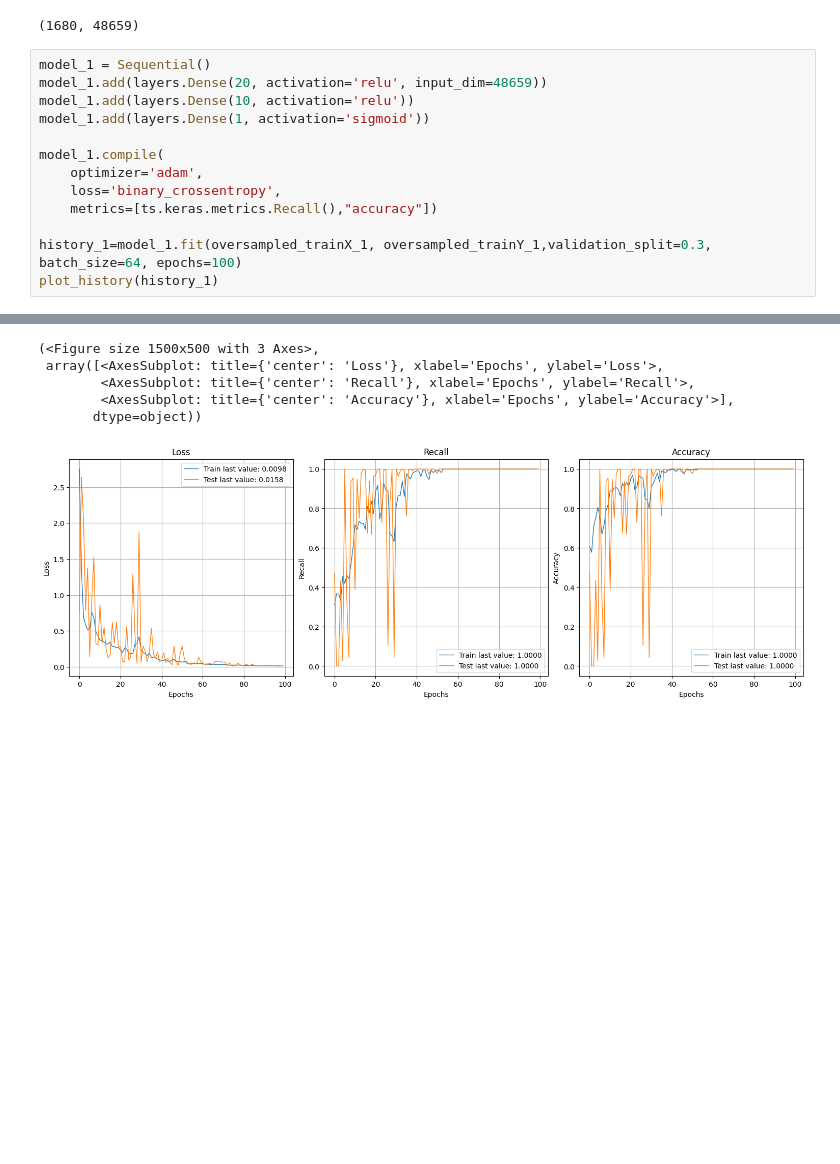
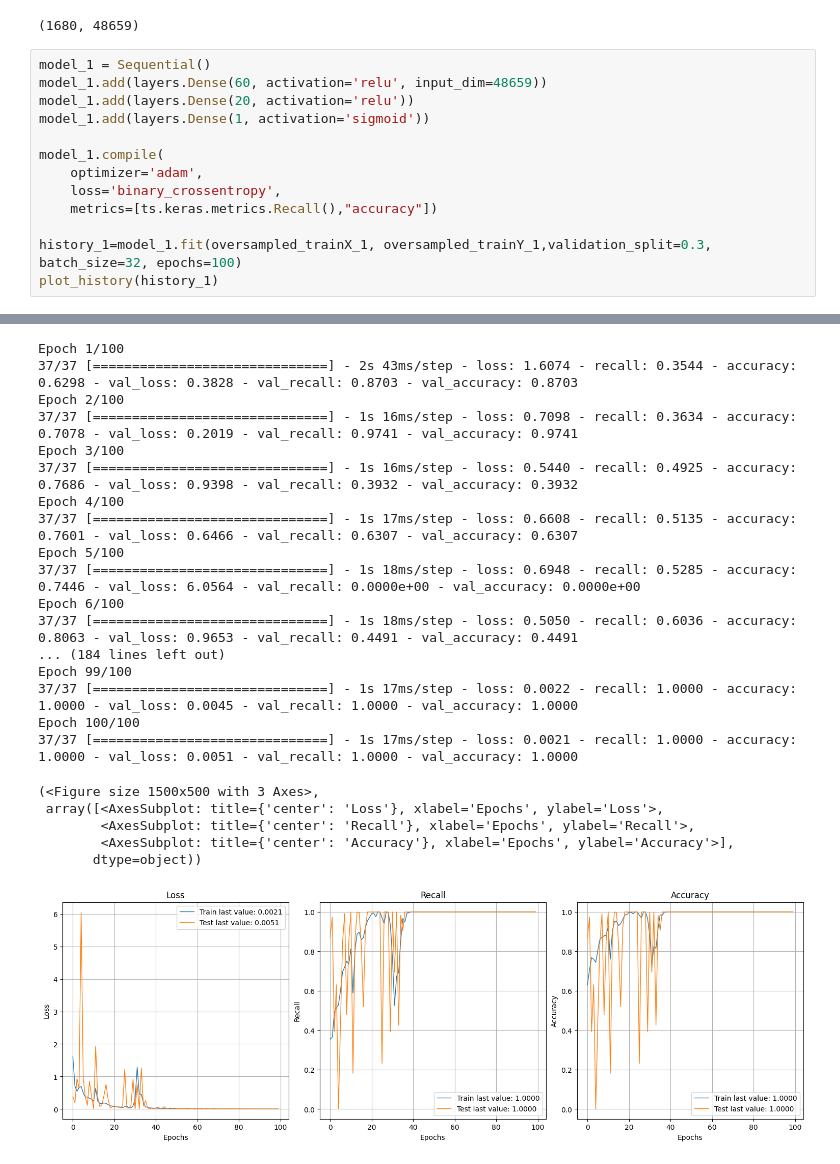
Before and after one commit to mariaaraujovitoria/SeizurePredict, a Jupyter notebook: notebooks/DeepL_first.ipynb, the cells around one changed output, grey strips where cells are left out. Saved outputs shown, nothing was run; the diff lists cells and outputs as text; blank space fills up the shorter version.

```diff
--- a/notebooks/DeepL_first.ipynb
+++ b/notebooks/DeepL_first.ipynb
@@ -152,8 +151,8 @@ oversampled_trainX_1.shape
 (1680, 48659)
 # %%
 model_1 = Sequential()
-model_1.add(layers.Dense(20, activation='relu', input_dim=48659))
-model_1.add(layers.Dense(10, activation='relu'))
+model_1.add(layers.Dense(60, activation='relu', input_dim=48659))
+model_1.add(layers.Dense(20, activation='relu'))
 model_1.add(layers.Dense(1, activation='sigmoid'))
 
 model_1.compile(
@@ -161,6 +160,6 @@ model_1.compile(
     loss='binary_crossentropy',
     metrics=[ts.keras.metrics.Recall(),"accuracy"])
 
-history_1=model_1.fit(oversampled_trainX_1, oversampled_trainY_1,validation_split=0.3, batch_size=64, epochs=100)
+history_1=model_1.fit(oversampled_trainX_1, oversampled_trainY_1,validation_split=0.3, batch_size=32, epochs=100)
 plot_history(history_1)
 # %% [output]
@@ -184,7 +180,24 @@ Epoch 100/100
-(<Figure size 1500x500 with 3 Axes>,
- array([<AxesSubplot: title={'center': 'Loss'}, xlabel='Epochs', ylabel='Loss'>,
-        <AxesSubplot: title={'center': 'Recall'}, xlabel='Epochs', ylabel='Recall'>,
-        <AxesSubplot: title={'center': 'Accuracy'}, xlabel='Epochs', ylabel='Accuracy'>],
-       dtype=object))
+Epoch 1/100
+37/37 [==============================] - 2s 43ms/step - loss: 1.6074 - recall: 0.3544 - accuracy: 0.6298 - val_loss: 0.3828 - val_recall: 0.8703 - val_accuracy: 0.8703
+Epoch 2/100
+37/37 [==============================] - 1s 16ms/step - loss: 0.7098 - recall: 0.3634 - accuracy: 0.7078 - val_loss: 0.2019 - val_recall: 0.9741 - val_accuracy: 0.9741
+Epoch 3/100
+37/37 [==============================] - 1s 16ms/step - loss: 0.5440 - recall: 0.4925 - accuracy: 0.7686 - val_loss: 0.9398 - val_recall: 0.3932 - val_accuracy: 0.3932
+Epoch 4/100
+37/37 [==============================] - 1s 17ms/step - loss: 0.6608 - recall: 0.5135 - accuracy: 0.7601 - val_loss: 0.6466 - val_recall: 0.6307 - val_accuracy: 0.6307
+Epoch 5/100
+37/37 [==============================] - 1s 18ms/step - loss: 0.6948 - recall: 0.5285 - accuracy: 0.7446 - val_loss: 6.0564 - val_recall: 0.0000e+00 - val_accuracy: 0.0000e+00
+Epoch 6/100
+37/37 [==============================] - 1s 18ms/step - loss: 0.5050 - recall: 0.6036 - accuracy: 0.8063 - val_loss: 0.9653 - val_recall: 0.4491 - val_accuracy: 0.4491
+... (184 lines left out)
+Epoch 99/100
+37/37 [==============================] - 1s 17ms/step - loss: 0.0022 - recall: 1.0000 - accuracy: 1.0000 - val_loss: 0.0045 - val_recall: 1.0000 - val_accuracy: 1.0000
+Epoch 100/100
+37/37 [==============================] - 1s 17ms/step - loss: 0.0021 - recall: 1.0000 - accuracy: 1.0000 - val_loss: 0.0051 - val_recall: 1.0000 - val_accuracy: 1.0000
+(<Figure size 1500x500 with 3 Axes>,
+ array([<AxesSubplot: title={'center': 'Loss'}, xlabel='Epochs', ylabel='Loss'>,
+        <AxesSubplot: title={'center': 'Recall'}, xlabel='Epochs', ylabel='Recall'>,
+        <AxesSubplot: title={'center': 'Accuracy'}, xlabel='Epochs', ylabel='Accuracy'>],
+       dtype=object))
-[figure, old version]
+[figure, new version]
 # %%
```
Also changed, not shown: parts of 4 cells of this notebook, 4 other files.
